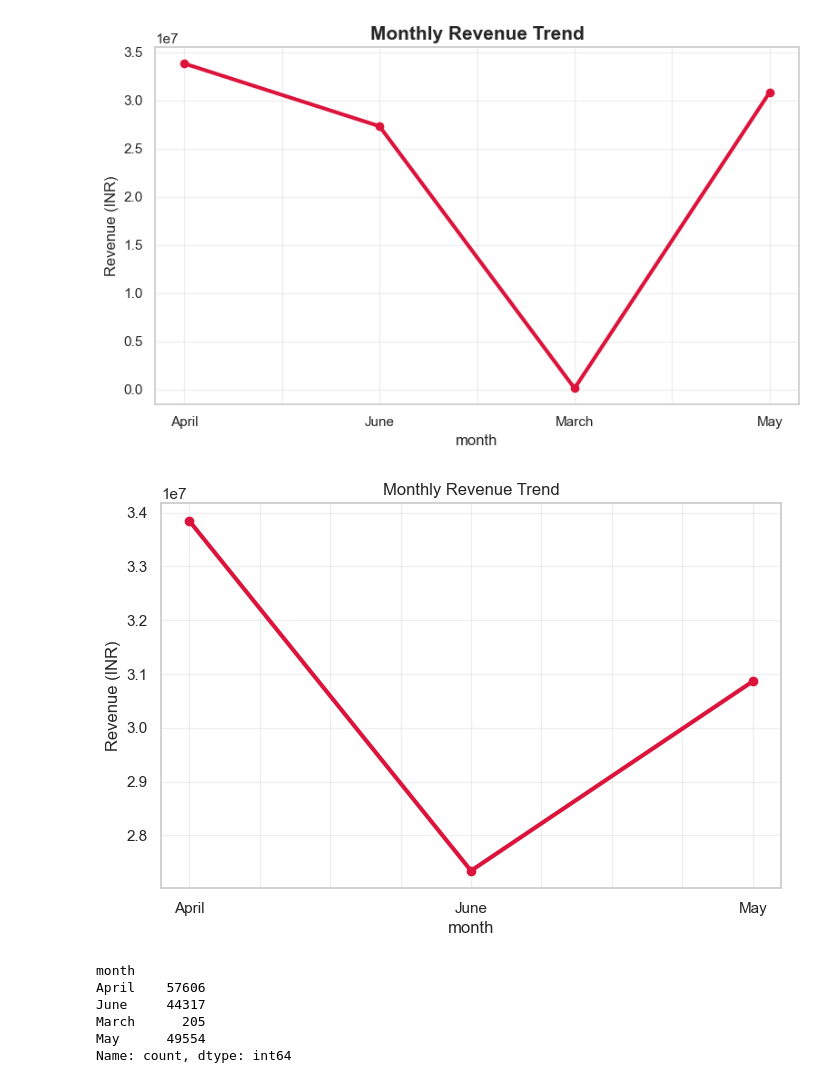
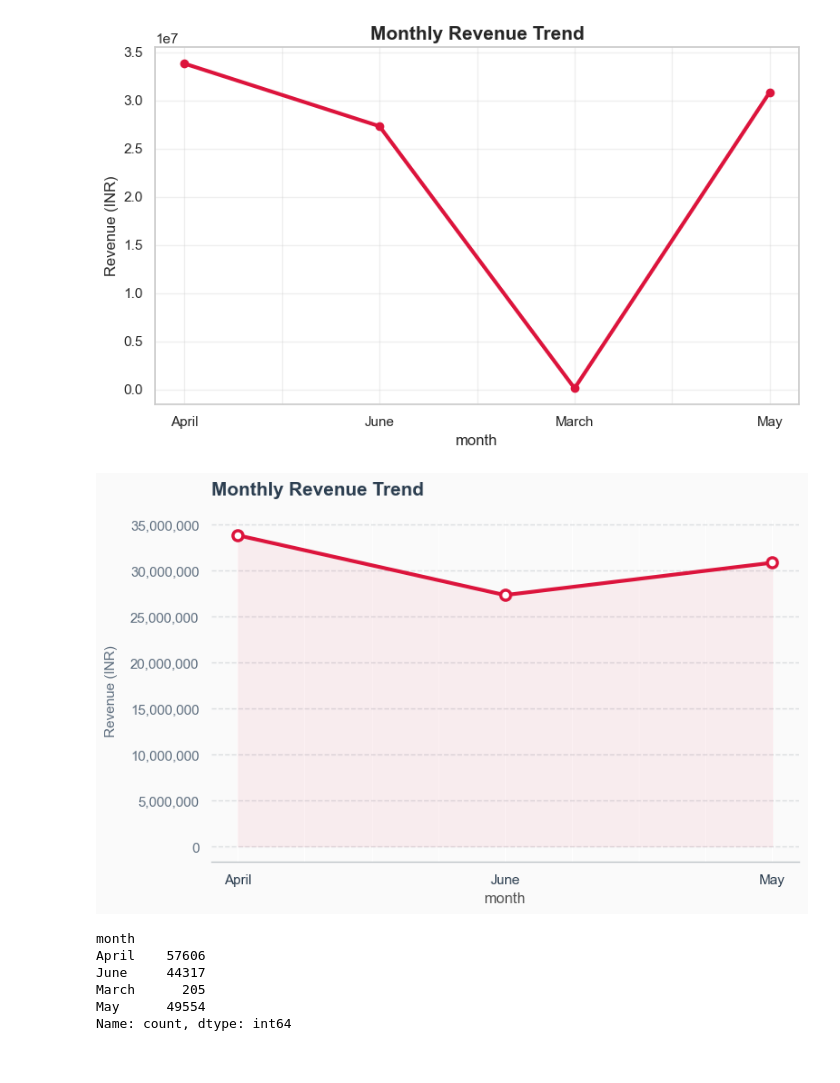
Before and after one commit to JayanthikaKrishnamoorthy/amazon-sales-data-analysis, a Jupyter notebook: Amazon_sales_report.ipynb, the cells around one changed output. Cells and saved outputs as stored; diff of their text form; code cells hidden in the pictures.

```diff
--- a/Amazon_sales_report.ipynb
+++ b/Amazon_sales_report.ipynb
@@ -1950,25 +2007,51 @@ plt.show()
 # %% [output]
 [figure]
 # %%
-month_revenue = (
-    df[df['month'] != 'March']
-    .groupby('month')['amount']
-    .sum()
+import matplotlib.pyplot as plt
+import matplotlib.ticker as ticker
+
+# 1. Setup the figure and an elegant off-white background
+fig, ax = plt.subplots(figsize=(8, 5), facecolor='#FAFAFA')
+ax.set_facecolor('#FAFAFA')
+
+# 2. Plot with a modern line width and distinct "hollow" markers
+month_revenue.plot(
+    marker='o',
+    markersize=8,
+    markerfacecolor='#FFFFFF',      # White center inside the marker
+    markeredgewidth=2.5,            # Thicker marker border
+    markeredgecolor='crimson',      # Retained your crimson color
+    linewidth=3,
+    color='crimson',
+    ax=ax
 )
 
-month_revenue.plot(
-    marker='o',
-    linewidth=3,
-    figsize=(8,5),
-    color='crimson'
-)
+# 3. Add a subtle, transparent gradient area fill under the line
+ax.fill_between(month_revenue.index, month_revenue.values, color='crimson', alpha=0.06)
 
-plt.title("Monthly Revenue Trend")
-plt.ylabel("Revenue (INR)")
-plt.grid(alpha=0.3)
+# 4. Retained and enhanced title/labels with clean, modern positioning
+plt.title("Monthly Revenue Trend", fontsize=15, fontweight='bold', pad=20, color='#2C3E50', loc='left')
+plt.ylabel("Revenue (INR)", fontsize=11, color='#5D6D7E', labelpad=10)
+
+# 5. Clean up the grid (horizontal only, dashed, and very faint)
+ax.grid(axis='y', linestyle='--', alpha=0.5, color='#BDC3C7')
+
+# 6. Remove unnecessary borders (spines) to give it a clean dashboard look
+for spine in ['top', 'right', 'left']:
+    ax.spines[spine].set_visible(False)
+ax.spines['bottom'].set_color('#BDC3C7')
+
+# 7. Format the Y-axis numbers to include thousands commas (e.g., 100,000)
+ax.get_yaxis().set_major_formatter(ticker.FuncFormatter(lambda x, p: format(int(x), ',')))
+
+# 8. Mute the tick label colors so they don't fight with the data
+plt.xticks(fontsize=11, color='#2C3E50')
+plt.yticks(fontsize=11, color='#5D6D7E')
+
+plt.tight_layout()
 plt.show()
 # %% [output]
-[figure, old version]
+[figure, new version]
 # %%
 '''April generated the highest revenue (₹33.85 million), followed by May (₹30.86 million) and June (₹27.34 million).'''
 '''March recorded negligible revenue because the dataset contains only a small fraction of orders for that month. Therefore, March should not be used for trend comparison.'''
```
Also changed, not shown: parts of 4 cells of this notebook, 1 other file.
